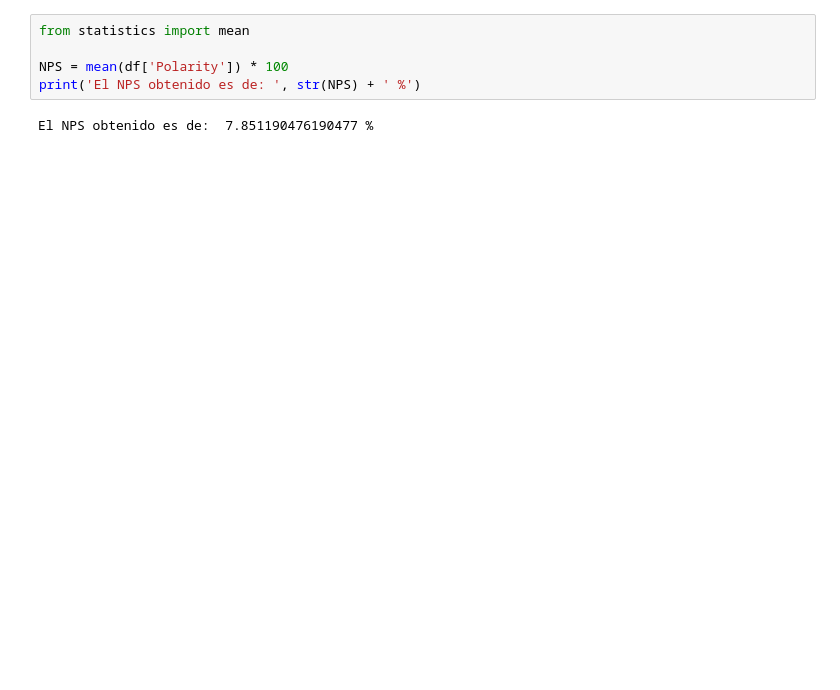
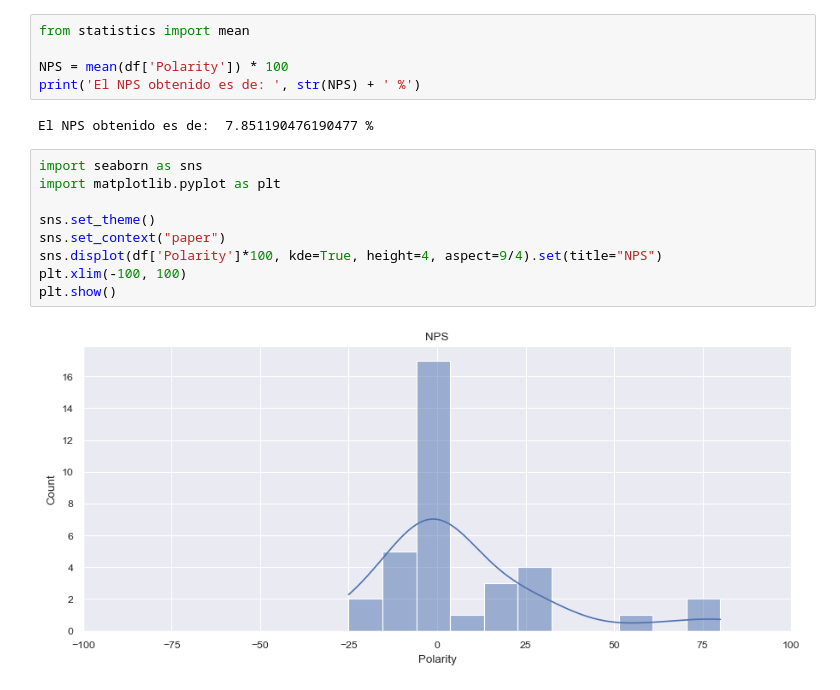
Before and after one commit to AlxdrDns/Natural-Language-Processing, a Jupyter notebook: analisisSentimientoTweets.ipynb, the cells around one changed output. Saved outputs shown, nothing was run; the diff lists cells and outputs as text; blank space fills up the shorter version.

```diff
--- a/analisisSentimientoTweets.ipynb
+++ b/analisisSentimientoTweets.ipynb
@@ -60,3 +60,14 @@ NPS = mean(df['Polarity']) * 100
 print('El NPS obtenido es de: ', str(NPS) + ' %')
 # %% [output]
 El NPS obtenido es de:  7.851190476190477 %
+# %%
+import seaborn as sns
+import matplotlib.pyplot as plt
+
+sns.set_theme()
+sns.set_context("paper")
+sns.displot(df['Polarity']*100, kde=True, height=4, aspect=9/4).set(title="NPS")
+plt.xlim(-100, 100)
+plt.show()
+# %% [output]
+[figure, added]
```
Also changed, not shown: 1 other file.
